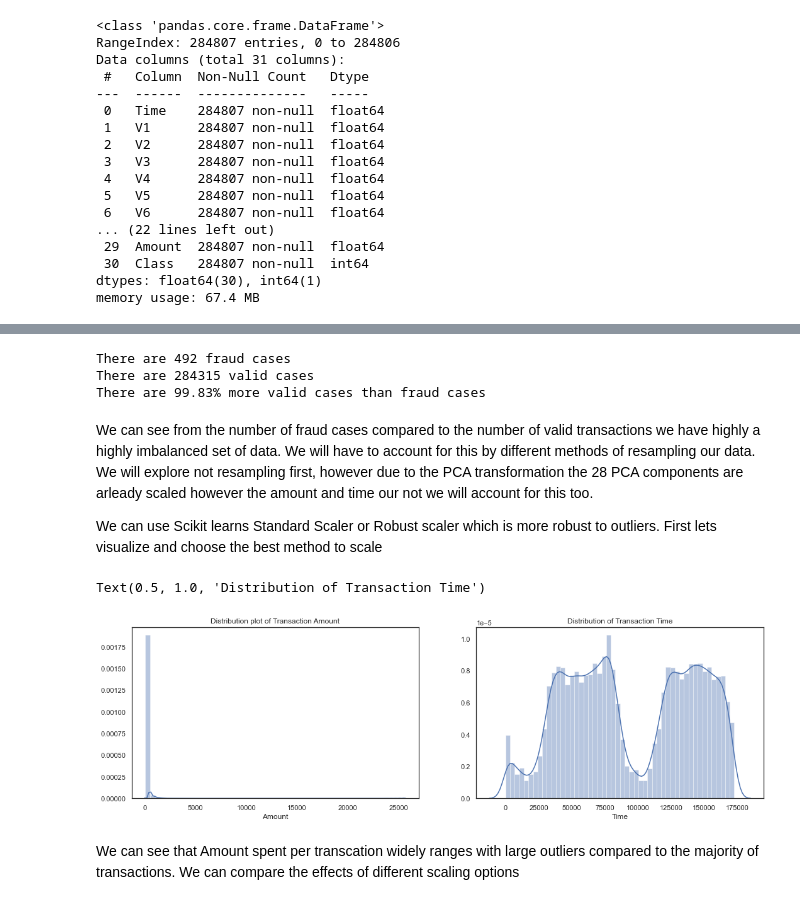
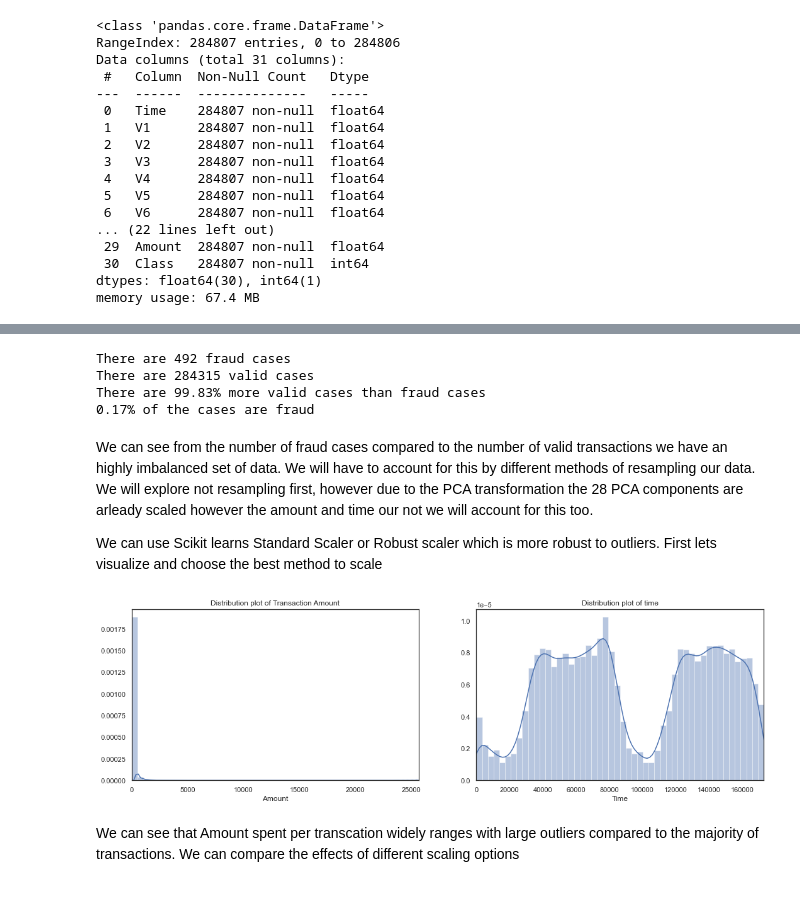
Before and after one commit to enwokoye94/credit_fraud_prediction, a Jupyter notebook: Credit Fraud Analysis (EDA).ipynb, the cells around one changed output, grey strips where cells are left out. Drawn from its saved outputs; the diff is of its cells as text; code cells hidden in the pictures.

```diff
--- a/Credit Fraud Analysis (EDA).ipynb
+++ b/Credit Fraud Analysis (EDA).ipynb
@@ -54,23 +68,38 @@ print('There are {} valid cases'.format(len(not_fraud)))
 print('There are {:.2%} more valid cases than fraud cases'.format(
     (1 - len(fraud)/len(not_fraud))
     ))
+print('{:.2%} of the cases are fraud'.format(
+    (1-(1 - len(fraud)/len(not_fraud)))
+    ))
 # %% [output]
 There are 492 fraud cases
 There are 284315 valid cases
 There are 99.83% more valid cases than fraud cases
+0.17% of the cases are fraud
 # %% [markdown]
-We can see from the number of fraud cases compared to the number of valid transactions we have highly a highly imbalanced set of data. We will have to account for this by different methods of resampling our data. We will explore not resampling first, however due to the PCA transformation the 28 PCA components are arleady scaled however the amount and time our not we will account for this too.
+We can see from the number of fraud cases compared to the number of valid transactions we have an highly imbalanced set of data. We will have to account for this by different methods of resampling our data. We will explore not resampling first, however due to the PCA transformation the 28 PCA components are arleady scaled however the amount and time our not we will account for this too.
 
 We can use Scikit learns Standard Scaler or Robust scaler which is more robust to outliers. First lets visualize and choose the best method to scale
-# %%
-fig, ax = plt.subplots(1, 2, figsize=(18,5))
-sns.distplot(data.Amount, ax=ax[0])
-ax[0].set_title('Distribution plot of Transaction Amount')
-
-sns.distplot(data.Time, ax=ax[1])
-ax[1].set_title('Distribution of Transaction Time')
-# %% [output]
-Text(0.5, 1.0, 'Distribution of Transaction Time')
-[figure, removed]
+# %%
+# function to compare two distribution plots
+
+def dist_plots(x1, x2, df, title1, title2):
+
+    fig, ax = plt.subplots(1, 2, figsize=(18,5))
+    sns.distplot(df[x1], ax=ax[0])
+    ax[0].set_title(title1)
+    ax[0].set_xlim([min(df[x1]), max(df[x1])])
+
+    # ax[0].set_xlabel(title1)
+
+    sns.distplot(df[x2], ax=ax[1])
+    ax[1].set_title(title2)
+    ax[1].set_xlim([min(df[x2]), max(df[x2])])
+
+    # ax[0].set_xlabel(title2)
+# %%
+dist_plots('Amount', 'Time', data, 'Distribution plot of Transaction Amount', 'Distribution plot of time' )
+# %% [output]
+[figure, added]
 # %% [markdown]
 We can see that Amount spent per transcation widely ranges with large outliers compared to the majority of transactions. We can compare the effects of different scaling options
```
Also changed, not shown: parts of 11 cells of this notebook.
